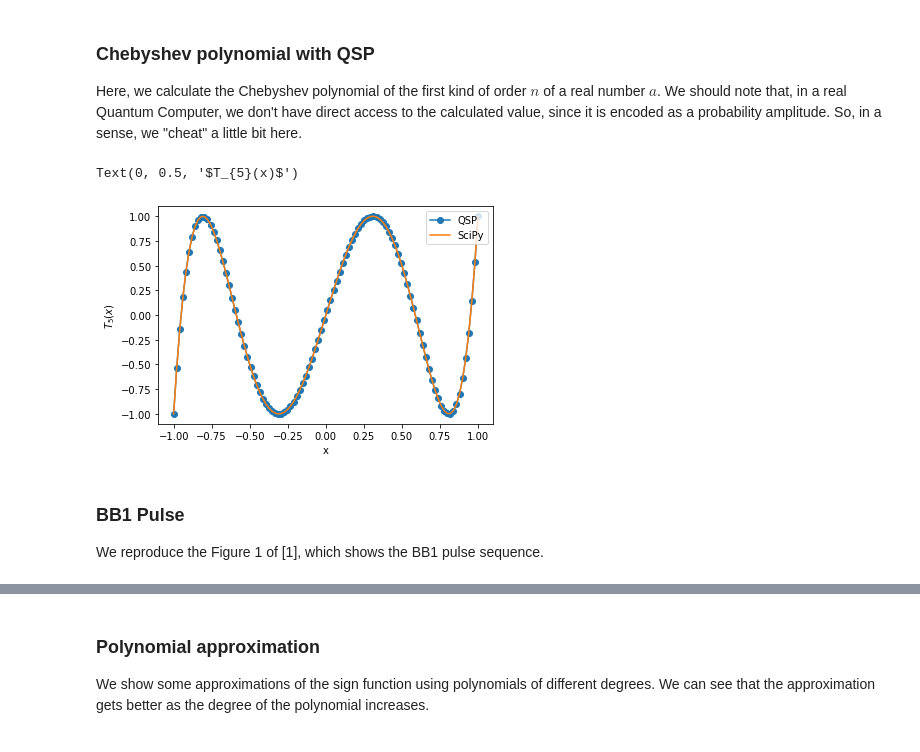
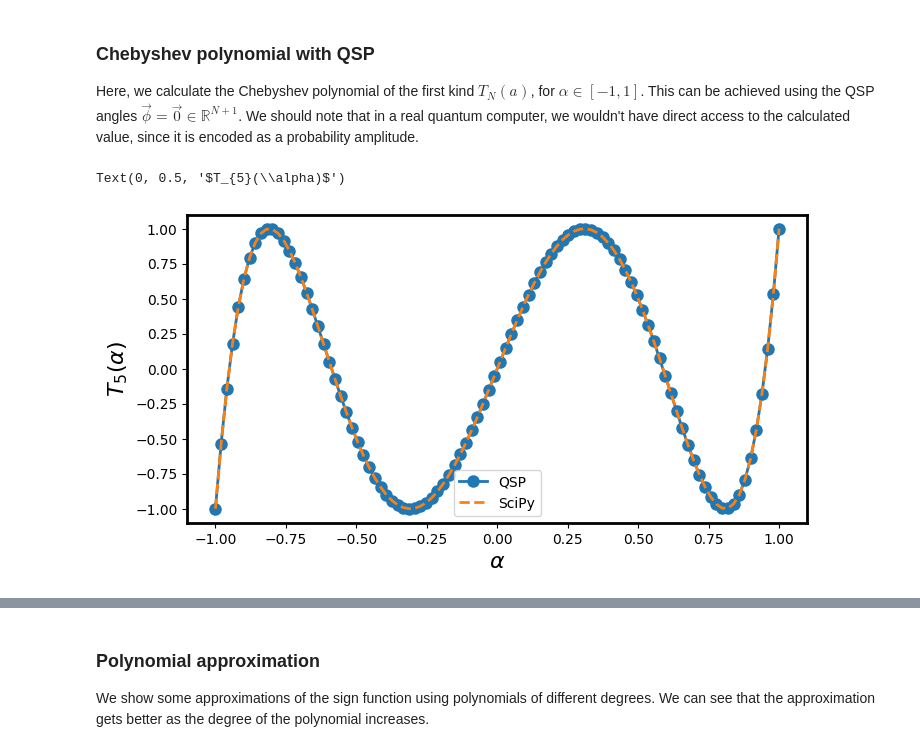
Before and after one commit to agnikit/QSVT, a Jupyter notebook: qsvt.ipynb, the cells around one changed output, grey strips where cells are left out. Drawn from its saved outputs; the diff is of its cells as text; code cells hidden in the pictures.

```diff
--- a/qsvt.ipynb
+++ b/qsvt.ipynb
@@ -21,7 +61,13 @@ from pyqsp import angle_sequence
 from IPython.utils import io # this is for suppressing output from pyqsp
 
 # plotting parameters
-plt.rcParams['figure.figsize'] = [5, 5]
+plt.rcParams['figure.figsize'] = [8, 4]
+plt.rcParams.update({'font.size': 16})
+plt.rcParams['legend.fontsize'] = 10
+plt.rcParams['legend.handlelength'] = 2
+plt.rcParams['axes.linewidth'] = 2
+plt.rc('xtick', labelsize=10)
+plt.rc('ytick', labelsize=10)
 # %%
 # signal rotation operator
 def W(a):
@@ -44,7 +90,7 @@ def create_QSP_circuit(a,phi):
     Returns:
         qc :  a quantum circuit which implements the QSP
     '''
-    q = QuantumRegister(1)
+    q = QuantumRegister(1, '')
     qc = QuantumCircuit(q)
     # add the phi0 signal-processing rotation
     qc.rz(phi[0],q)
@@ -56,39 +102,37 @@ def create_QSP_circuit(a,phi):
 # %% [markdown]
 ### Chebyshev polynomial with QSP
 
-Here, we calculate the Chebyshev polynomial of the first kind of order $n$ of a real number $a$. We should note that, in a real Quantum Computer, we don't have
-direct access to the calculated value, since it is encoded as a probability amplitude. So, in a sense, we "cheat" a little bit here.
+Here, we calculate the Chebyshev polynomial of the first kind $T_N(a)$, for $\alpha \in [-1,1]$. This can be achieved using the QSP angles $\vec{\phi} = \vec{0} \in \mathbb{R}^{N+1}$. We should note that in a real quantum computer, we wouldn't have direct access to the calculated value, since it is encoded as a probability amplitude.
 # %%
 # create the backend, it will be used to run all the circuits
 backend = Aer.get_backend('statevector_simulator')
 
 # parameters of the QSP
 N = 5 ; # order of the Chebyshev polynomial
 phi = np.zeros(N+1) ; # rotation phases
 
 x = np.linspace(-1,1,100)
 chebyt_qsp = np.zeros(x.size)
 chebyt_builtin = np.zeros(x.size)
 
 for i in range(x.size):
     qc = create_QSP_circuit(x[i],phi)
     job = backend.run(qc)
     result = job.result()
     output_state = result.get_statevector(qc)
     calculated_chebyt = output_state.data[0]
     chebyt_qsp[i] = np.real(calculated_chebyt)
     chebyt_builtin[i] = chebyt(N)(x[i])
 
 # plot the results
-plt.plot(x,chebyt_qsp, label='QSP', marker = 'o')
-plt.plot(x,chebyt_builtin, label='SciPy')
+plt.plot(x,chebyt_qsp, label='QSP', marker = 'o', markersize = 8, linewidth=2)
+plt.plot(x,chebyt_builtin, label='SciPy', linestyle='--', linewidth=2)
 plt.legend()
-plt.xlabel('x')
-plt.ylabel(r'$T_{%d}(x)$'%N)
+plt.xlabel(r'$\alpha$')
+plt.ylabel(r'$T_{%d}(\alpha)$'%N)
+
+# save the result in a high quality jpg file
+#plt.savefig('chebyt_qsp.png', dpi=300, bbox_inches='tight')
 # %% [output]
-Text(0, 0.5, '$T_{5}(x)$')
+Text(0, 0.5, '$T_{5}(\\alpha)$')
-[figure, old version]
+[figure, new version]
-# %% [markdown]
-### BB1 Pulse
-
-We reproduce the Figure 1 of [1], which shows the BB1 pulse sequence.
```
Also changed, not shown: parts of 30 cells of this notebook, 2 other files.
